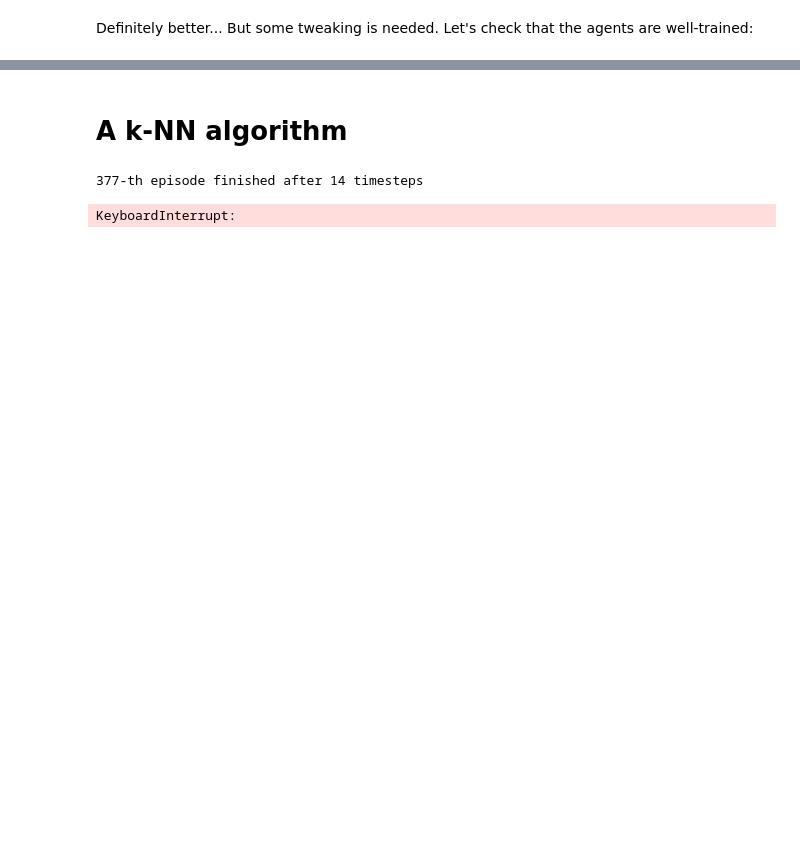
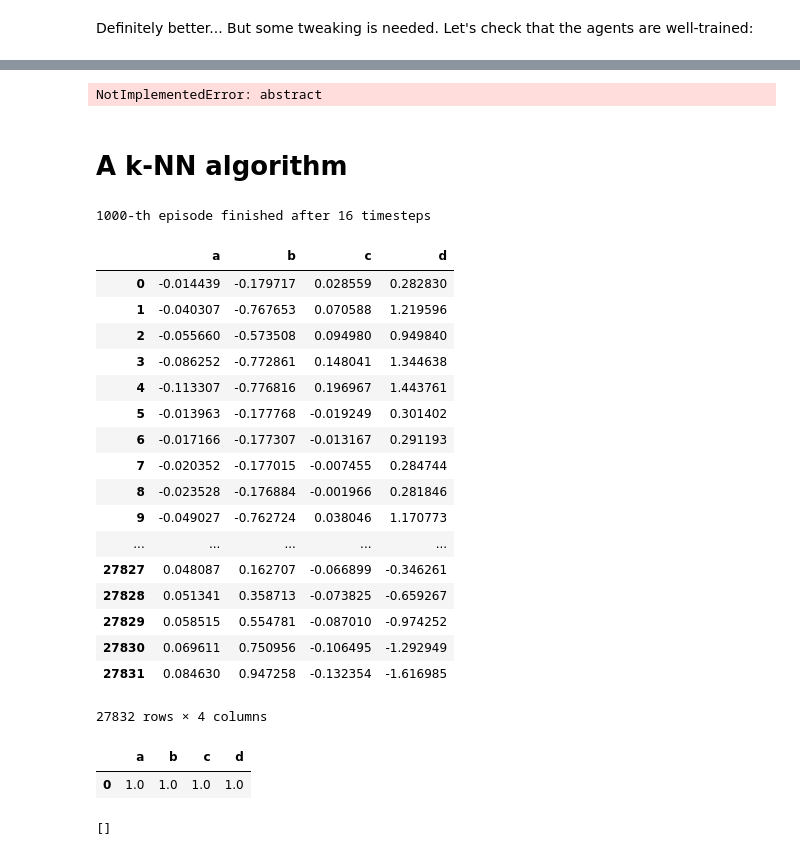
Before and after one commit to bdura/cartpole, a Jupyter notebook: CartPole.ipynb, the cells around one changed output, grey strips where cells are left out. Cells and saved outputs as stored; diff of their text form; code cells hidden in the pictures; blank space fills up the shorter version.

Commit message:
Changed the architecture of the kNN Agent class.

```diff
--- a/CartPole.ipynb
+++ b/CartPole.ipynb
@@ -127,14 +126,14 @@ for i in range(1000):
 # %% [markdown]
 Definitely better... But some tweaking is needed. Let's check that the agents are well-trained:
 # %%
-l = np.zeros(10)
+l = np.ones(10) * 200
 agent = generation.agents[0]
 
-for _ in range(100):
+for i in range(100):
     generation.reset()
     res = generation.simulation_step(200)
-    print(res, end='\r')
-    l += res/100
+    print(str(i) + ': ' + str(res) + ' '*20, end='\r')
+    l = np.minimum(l, res)
 
 print()
 print(l)
@@ -144,9 +145,26 @@ print(l)
+# %%
+# agent = generation.agents[0]
+agent = genetic.Agent()
+
+for i_episode in range(10):
+    observation = env.reset()
+
+    for t in range(1000):
+        env.render()
+        action = agent.action(observation)
+        observation, reward, done, info = env.step(action)
+        agent.add_reward(reward)
+        if done:
+            print("Episode finished after {} timesteps".format(t+1))
+            break
+# %% [output]
+NotImplementedError: abstract
 # %% [markdown]
 # A k-NN algorithm
 # %%
 import knn
 # %%
-agent = knn.Agent(k=10)
+agent = knn.Agent(k=5)
 # %%
 for i in range(1000):
     observation = env.reset()
@@ -157,7 +175,28 @@ for i in range(1000):
         agent.add_reward(reward)
         if done:
             print(str(i+1) + '-th episode finished after {t} timesteps'.format(t=t+1) + ' '*20, end='\r')
+            agent.reset()
             break
 # %% [output]
-377-th episode finished after 14 timesteps
+1000-th episode finished after 16 timesteps
-KeyboardInterrupt:
+# %%
+agent.neighborhood[1].X
+# %% [output]
+|  | a | b | c | d |
+| 0 | -0.014439 | -0.179717 | 0.028559 | 0.282830 |
+| 1 | -0.040307 | -0.767653 | 0.070588 | 1.219596 |
+| 2 | -0.055660 | -0.573508 | 0.094980 | 0.949840 |
+| 3 | -0.086252 | -0.772861 | 0.148041 | 1.344638 |
+| 4 | -0.113307 | -0.776816 | 0.196967 | 1.443761 |
+| 5 | -0.013963 | -0.177768 | -0.019249 | 0.301402 |
+| 6 | -0.017166 | -0.177307 | -0.013167 | 0.291193 |
+| 7 | -0.020352 | -0.177015 | -0.007455 | 0.284744 |
+| 8 | -0.023528 | -0.176884 | -0.001966 | 0.281846 |
+| 9 | -0.049027 | -0.762724 | 0.038046 | 1.170773 |
+| ... | ... | ... | ... | ... |
+| 27827 | 0.048087 | 0.162707 | -0.066899 | -0.346261 |
+| 27828 | 0.051341 | 0.358713 | -0.073825 | -0.659267 |
+| 27829 | 0.058515 | 0.554781 | -0.087010 | -0.974252 |
+| 27830 | 0.069611 | 0.750956 | -0.106495 | -1.292949 |
+| 27831 | 0.084630 | 0.947258 | -0.132354 | -1.616985 |
+27832 rows × 4 columns
@@ -163,0 +205,9 @@ KeyboardInterrupt:
+# %%
+X
+# %% [output]
+|  | a | b | c | d |
+| 0 | 1.0 | 1.0 | 1.0 | 1.0 |
+# %%
+agent.neighborhood[1].elements
+# %% [output]
+[]
```
Also changed, not shown: parts of 8 cells of this notebook, 1 other file.
